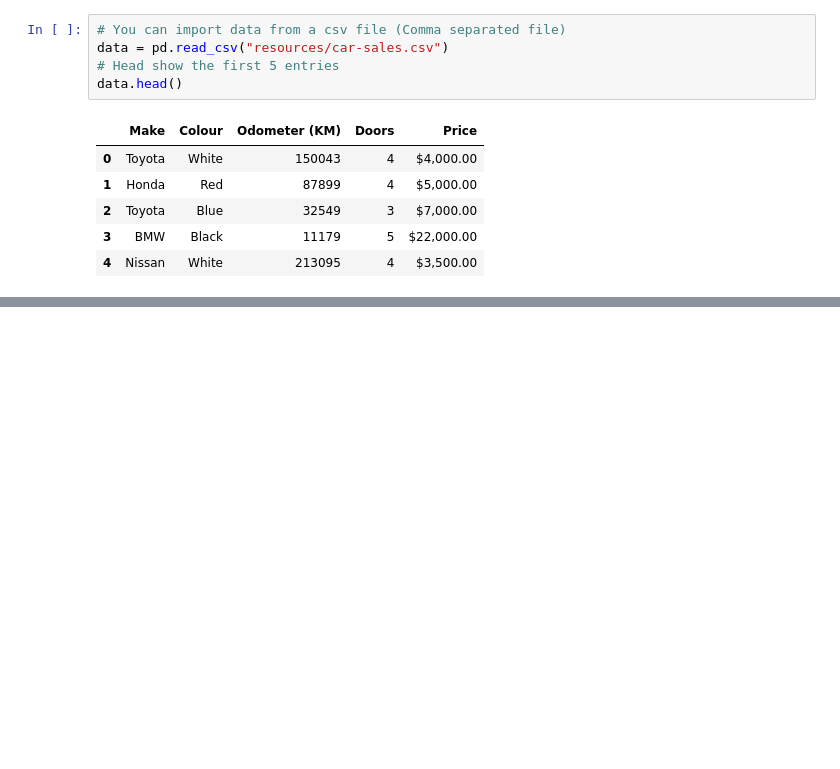
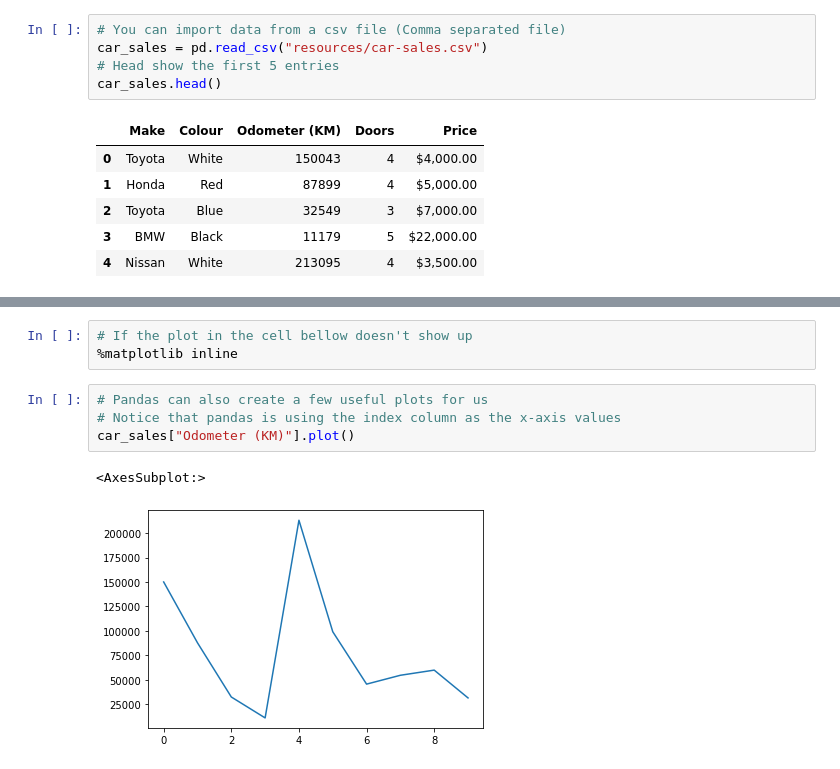
Before and after one commit to victorgcapone/udemy-bootcamp, a Jupyter notebook: Pandas Data Analysis.ipynb, the cells around one changed output, grey strips where cells are left out. Cells and saved outputs as stored; diff of their text form; blank space fills up the shorter version.

Commit message:
Adding data manipulationg and visualization

```diff
--- a/Pandas Data Analysis.ipynb
+++ b/Pandas Data Analysis.ipynb
@@ -28,9 +28,9 @@ dataframe
 | 2 | Toyota | Black |
 # %%
 # You can import data from a csv file (Comma separated file)
-data = pd.read_csv("resources/car-sales.csv")
+car_sales = pd.read_csv("resources/car-sales.csv")
 # Head show the first 5 entries
-data.head()
+car_sales.head()
 # %% [output]
 |  | Make | Colour | Odometer (KM) | Doors | Price |
 | 0 | Toyota | White | 150043 | 4 | $4,000.00 |
@@ -40,0 +283,10 @@ data.head()
+# %%
+# If the plot in the cell bellow doesn't show up
+%matplotlib inline
+# %%
+# Pandas can also create a few useful plots for us
+# Notice that pandas is using the index column as the x-axis values
+car_sales["Odometer (KM)"].plot()
+# %% [output]
+<AxesSubplot:>
+[figure, added]
```
Also changed, not shown: parts of 28 cells of this notebook, 1 other file.
